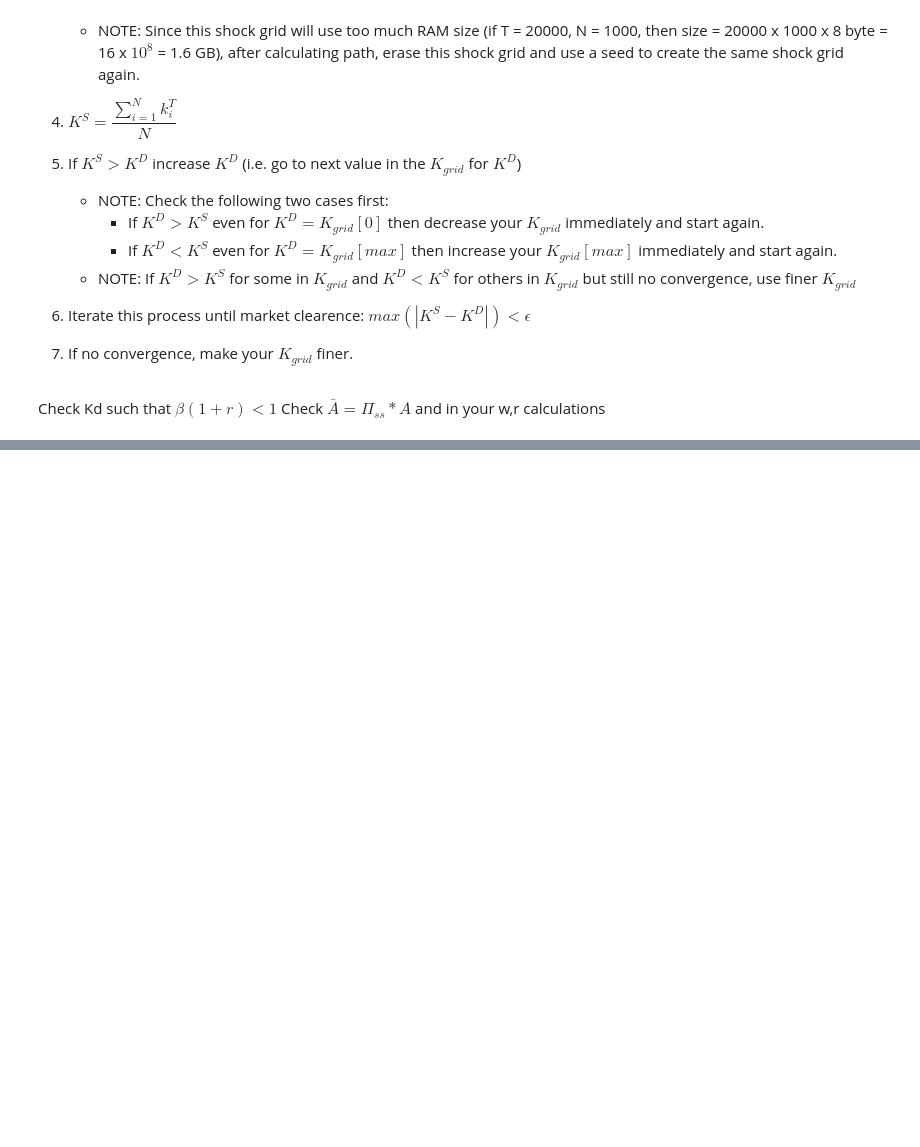
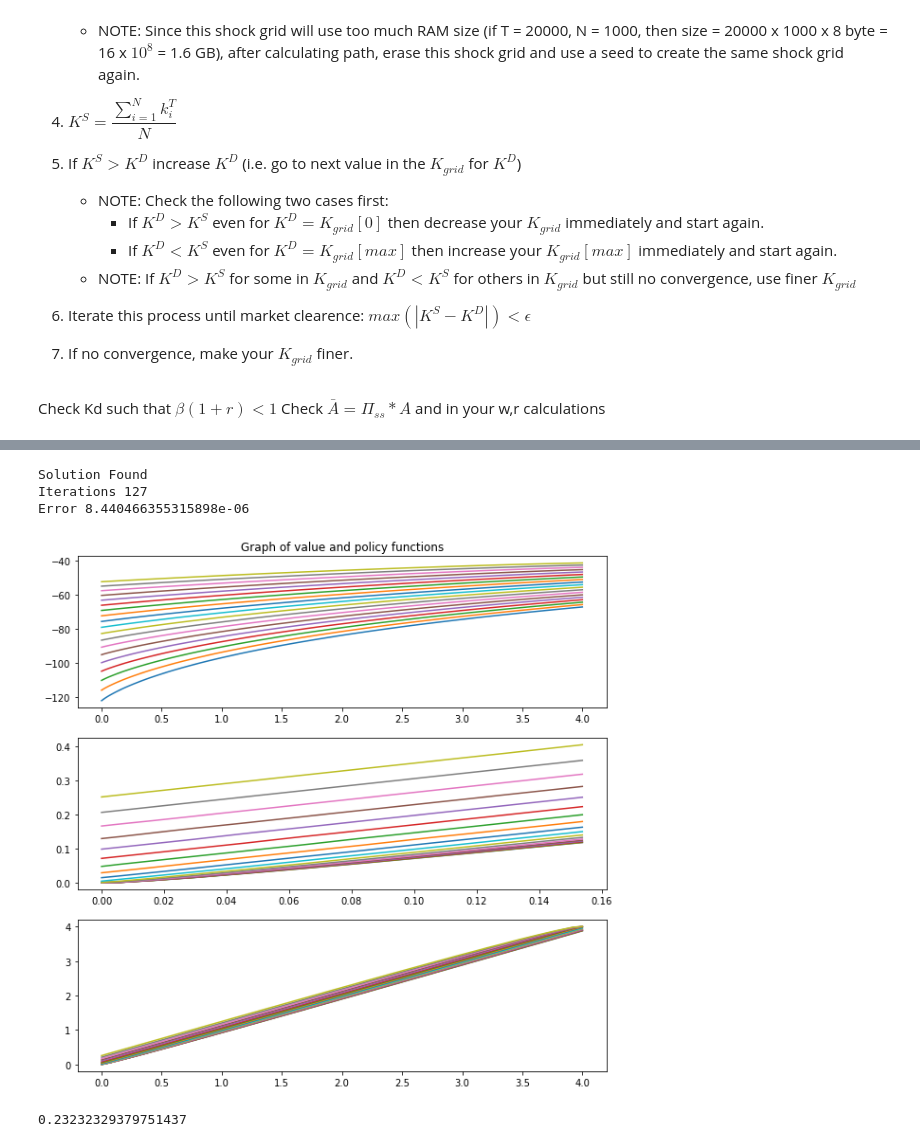
Before and after one commit to hamecetin/Quantitative_Methods_2, a Jupyter notebook: PS5/Cetin_Belmudes_ECON8185_PS5.ipynb, the cells around one changed output, grey strips where cells are left out. Cells and saved outputs as stored; diff of their text form; code cells hidden in the pictures; blank space fills up the shorter version.

```diff
--- a/PS5/Cetin_Belmudes_ECON8185_PS5.ipynb
+++ b/PS5/Cetin_Belmudes_ECON8185_PS5.ipynb
@@ -461,4 +59,0 @@ array([  5,   6,   7,   8,   9,  10,  11,  12,  13,  14,  15,  16,  17,
-# %%
-L = np.dot(Π_ss, A)
-
-L
@@ -592,0 +107,4 @@ Income_sim[3,5]
+# %%
+# Utility function
+def U(c, γ):
+    return (1/(1-γ)) * ((c)**(1-γ))
@@ -592,0 +229,2 @@ Income_sim[3,5]
+# %%
+Aiyagari_Model = Aiyagari()
@@ -592,0 +256,18 @@ Income_sim[3,5]
+# %%
+v, h = VFI_Agent(Aiyagari_Model, 0.20964)
+# %% [output]
+Solution Found
+Iterations 127
+Error 8.440466355315898e-06
+# %%
+## Assets:
+
+fig, ax  = plt.subplots(3, figsize=(10,10))
+for i in range(Aiyagari_Model.n_l):
+    ax[0].plot(Aiyagari_Model.A, v[i,:], label="Value function for each shock")
+    ax[0].set_title("Graph of value and policy functions")
+    ax[1].plot(Aiyagari_Model.A[0:10], h[i,:10], label="Zooming in the beginning of policy functions")
+    ax[2].plot(Aiyagari_Model.A, h[i,:], label = "Policy functions for each shock")
+plt.show()
+# %% [output]
+[figure, added]
@@ -592,0 +276,4 @@ Income_sim[3,5]
+# %%
+ks
+# %% [output]
+0.23232329379751437
```
Also changed, not shown: parts of 37 cells of this notebook, 1 other file.
